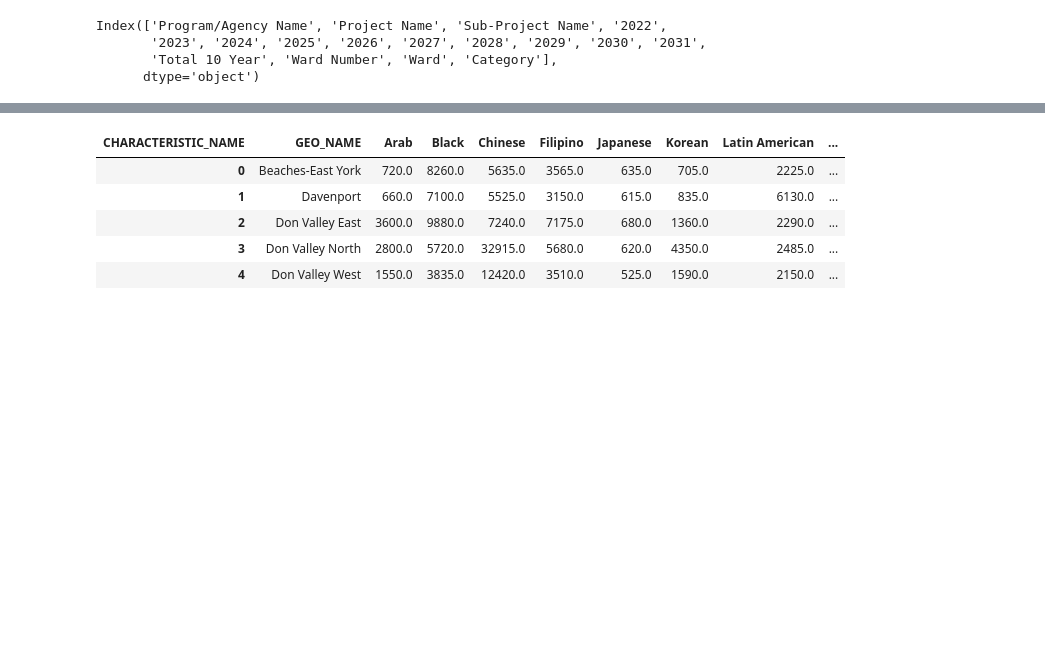
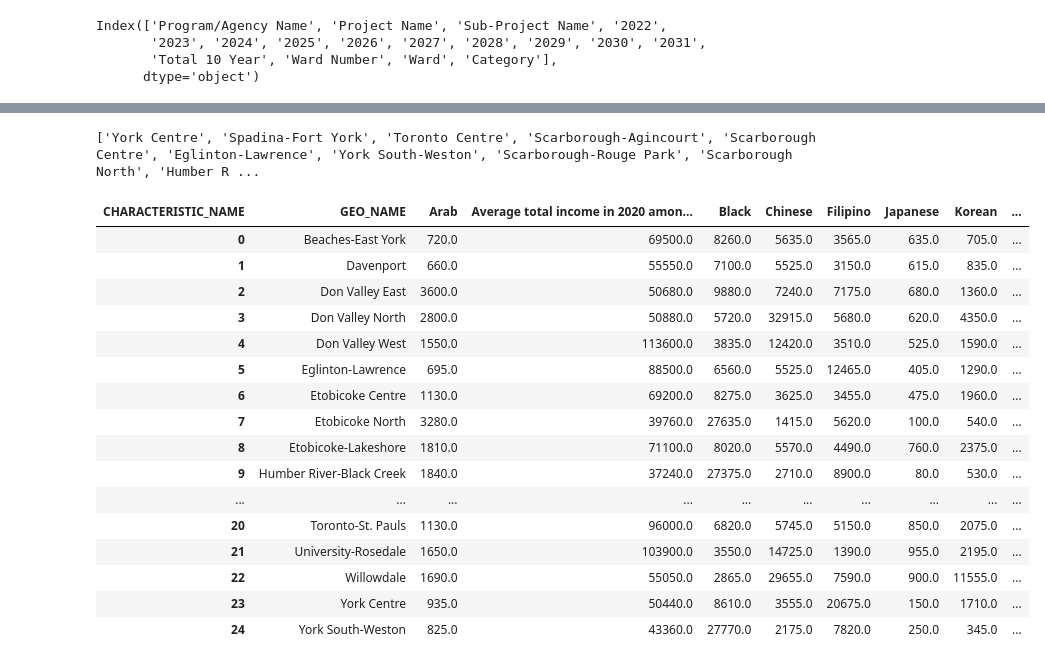
Before and after one commit to aayushgambhir2023/DA-Project-1, a Jupyter notebook: Demographic_Relationship_2021.ipynb, the cells around one changed output, grey strips where cells are left out. Saved outputs shown, nothing was run; the diff lists cells and outputs as text; code cells hidden in the pictures; blank space fills up the shorter version.

```diff
--- a/Demographic_Relationship_2021.ipynb
+++ b/Demographic_Relationship_2021.ipynb
@@ -63,17 +72,11 @@ Clean Budget DataFrame:
 ward_profile = Path("Resources/98-401-X2021010_English_CSV_data.csv")
 ward_profile_df = pd.read_csv(ward_profile, encoding="latin-1")
 # %%
-#GEO_NAME - but all the ones with "-" might be "--" or "- -"
 #CHARACTERISTIC_NAME
-#"    Median total income in 2020  among recipients ($)"
-#"    Average total income in 2020 among recipients ($)"
-#C1_COUNT_TOTAL
-#"    Chinese"
-#for geo: ward_list
-#CHARACTERISTIC_NAME
-income_data_row = ["    Median total income in 2020  among recipients ($)",
-                  "    Average total income in 2020 among recipients ($)"
+income_data_row = ["    Median total income in 2020 among recipients ($)",
+                  "    Average total income in 2020 among recipients ($)",
                   ]
+population_density = ["Population density per square kilometre"]
 minority_data_row = ["    South Asian",
                     "    Chinese",
                     "    Black",
@@ -88,32 +91,68 @@ minority_data_row = ["    South Asian",
                     "    Multiple visible minorities",
                     "  Not a visible minority"
                     ]
+# %%
+#add wards with slightly different names:ADDED
+missing_wards = {"Scarborough North",
+                "Toronto-St. Paul's"}
+
+#ward_list.extend(missing_wards)
+ward_mapping = {
+    'Scarborough-North': 'Scarborough North',
+    "Toronto-St. Pauls": "Toronto-St. Paul's"
+}
+
+ward_list = [ward_mapping.get(ward, ward) for ward in ward_list]
+
+print(ward_list)
+# %% [output]
+['York Centre', 'Spadina-Fort York', 'Toronto Centre', 'Scarborough-Agincourt', 'Scarborough Centre', 'Eglinton-Lawrence', 'York South-Weston', 'Scarborough-Rouge Park', 'Scarborough North', 'Humber R ...
 # %%
 #Filter rows based on "GEO_NAME" and clean the names
 filtered_profile_df = ward_profile_df[ward_profile_df["GEO_NAME"].str.replace('--', '-') .isin(ward_list)]
 
+
 #Filter rows based on "CHARACTERISTIC_NAME"
-filtered_profile_df = filtered_profile_df[filtered_profile_df["CHARACTERISTIC_NAME"].isin(income_data_row + minority_data_row)]
+filtered_profile_df = filtered_profile_df[filtered_profile_df["CHARACTERISTIC_NAME"].isin(income_data_row + minority_data_row + population_density)]
+
 
 #Create a new DataFrame with specific columns
 clean_profile_df = filtered_profile_df[["GEO_NAME", "CHARACTERISTIC_NAME", "C1_COUNT_TOTAL"]]
 
 
 #move characteristic name to columns, with C1_COUNT_TOTAL as the values
 clean_profile_df = clean_profile_df.pivot(index="GEO_NAME", columns="CHARACTERISTIC_NAME", values="C1_COUNT_TOTAL").reset_index()
 
 clean_profile_df["GEO_NAME"] = clean_profile_df["GEO_NAME"].str.replace('--', '-')
 
-clean_profile_df.head()
+#change back the names of missing wards to match with budget ward names
+reverse_ward_mapping = {
+    'Scarborough North': 'Scarborough-North',
+    "Toronto-St. Paul's": "Toronto-St. Pauls"
+}
+clean_profile_df["GEO_NAME"] = clean_profile_df["GEO_NAME"].replace(reverse_ward_mapping)
 
-#**NEED TO FIX HERE, income_data_row items are not here?
+
+
+clean_profile_df
 # %% [output]
-| CHARACTERISTIC_NAME | GEO_NAME | Arab | Black | Chinese | Filipino | Japanese | Korean | Latin American | ... |
-| 0 | Beaches-East York | 720.0 | 8260.0 | 5635.0 | 3565.0 | 635.0 | 705.0 | 2225.0 | ... |
-| 1 | Davenport | 660.0 | 7100.0 | 5525.0 | 3150.0 | 615.0 | 835.0 | 6130.0 | ... |
-| 2 | Don Valley East | 3600.0 | 9880.0 | 7240.0 | 7175.0 | 680.0 | 1360.0 | 2290.0 | ... |
-| 3 | Don Valley North | 2800.0 | 5720.0 | 32915.0 | 5680.0 | 620.0 | 4350.0 | 2485.0 | ... |
-| 4 | Don Valley West | 1550.0 | 3835.0 | 12420.0 | 3510.0 | 525.0 | 1590.0 | 2150.0 | ... |
+| CHARACTERISTIC_NAME | GEO_NAME | Arab | Average total income in 2020 amon... | Black | Chinese | Filipino | Japanese | Korean | ... |
+| 0 | Beaches-East York | 720.0 | 69500.0 | 8260.0 | 5635.0 | 3565.0 | 635.0 | 705.0 | ... |
+| 1 | Davenport | 660.0 | 55550.0 | 7100.0 | 5525.0 | 3150.0 | 615.0 | 835.0 | ... |
+| 2 | Don Valley East | 3600.0 | 50680.0 | 9880.0 | 7240.0 | 7175.0 | 680.0 | 1360.0 | ... |
+| 3 | Don Valley North | 2800.0 | 50880.0 | 5720.0 | 32915.0 | 5680.0 | 620.0 | 4350.0 | ... |
+| 4 | Don Valley West | 1550.0 | 113600.0 | 3835.0 | 12420.0 | 3510.0 | 525.0 | 1590.0 | ... |
+| 5 | Eglinton-Lawrence | 695.0 | 88500.0 | 6560.0 | 5525.0 | 12465.0 | 405.0 | 1290.0 | ... |
+| 6 | Etobicoke Centre | 1130.0 | 69200.0 | 8275.0 | 3625.0 | 3455.0 | 475.0 | 1960.0 | ... |
+| 7 | Etobicoke North | 3280.0 | 39760.0 | 27635.0 | 1415.0 | 5620.0 | 100.0 | 540.0 | ... |
+| 8 | Etobicoke-Lakeshore | 1810.0 | 71100.0 | 8020.0 | 5570.0 | 4490.0 | 760.0 | 2375.0 | ... |
+| 9 | Humber River-Black Creek | 1840.0 | 37240.0 | 27375.0 | 2710.0 | 8900.0 | 80.0 | 530.0 | ... |
+| ... | ... | ... | ... | ... | ... | ... | ... | ... | ... |
+| 20 | Toronto-St. Pauls | 1130.0 | 96000.0 | 6820.0 | 5745.0 | 5150.0 | 850.0 | 2075.0 | ... |
+| 21 | University-Rosedale | 1650.0 | 103900.0 | 3550.0 | 14725.0 | 1390.0 | 955.0 | 2195.0 | ... |
+| 22 | Willowdale | 1690.0 | 55050.0 | 2865.0 | 29655.0 | 7590.0 | 900.0 | 11555.0 | ... |
+| 23 | York Centre | 935.0 | 50440.0 | 8610.0 | 3555.0 | 20675.0 | 150.0 | 1710.0 | ... |
+| 24 | York South-Weston | 825.0 | 43360.0 | 27770.0 | 2175.0 | 7820.0 | 250.0 | 345.0 | ... |
 # %%
 #merge the two dataframes
 merged_df = pd.merge(clean_budget_df, clean_profile_df, left_on="Ward", right_on="GEO_NAME", how="inner")
```
Also changed, not shown: parts of 14 cells of this notebook, 5 other files.
